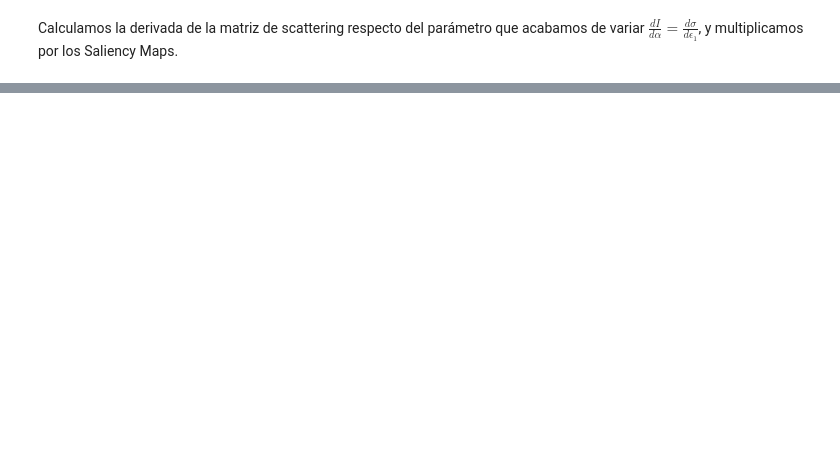
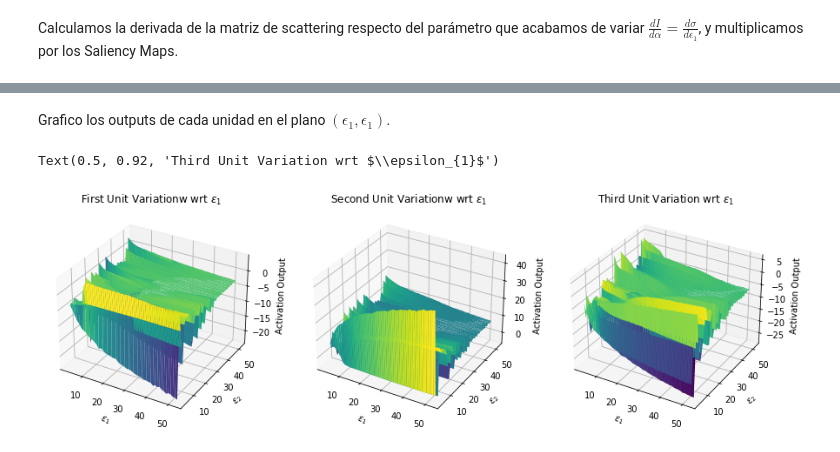
Before and after one commit to jotavecorta/DeepScatteringModels, a Jupyter notebook: DLSM/small_slope_approx/saliency_maps.ipynb, the cells around one changed output, grey strips where cells are left out. Drawn from its saved outputs; the diff is of its cells as text; code cells hidden in the pictures; blank space fills up the shorter version.

```diff
--- a/DLSM/small_slope_approx/saliency_maps.ipynb
+++ b/DLSM/small_slope_approx/saliency_maps.ipynb
@@ -259,0 +262,8 @@ print(d_img.shape)
+# %%
+# Expando para que las imagnes coincidan con la entrada del modelo
+expanded_sigma = np.expand_dims(sigma, axis=-1)
+size = expanded_sigma.shape
+
+# Guardo la salida del encoder
+latent_space = model.encoder(expanded_sigma.reshape((-1, size[2], size[3], size[4]))).numpy()
+latent_space.resize(size[0], size[1], latent_dim)
@@ -296,0 +329,33 @@ No handles with labels found to put in legend.
+# %% [markdown]
+Grafico los outputs de cada unidad en el plano $\left(\epsilon_{1}, \epsilon_{1}\right)$.
+# %%
+from matplotlib import pyplot as plt
+
+fig, ax = plt.subplots(1, 3, figsize=(15, 48),
+        subplot_kw={"projection": "3d"})
+
+EP1, EP2 = np.meshgrid(epsilon1, epsilon2)
+
+# Primera Unidad
+ax[0].plot_surface(EP1, EP2, latent_space[:, :, 0], cmap='viridis')
+ax[0].set_xlabel('$\epsilon_{1}$')
+ax[0].set_ylabel('$\epsilon_{2}$')
+ax[0].set_zlabel('Activation Output')
+ax[0].set_title('First Unit Variationw wrt $\epsilon_{1}$')
+
+# Second Unidad
+ax[1].plot_surface(EP1, EP2, latent_space[:, :, 1], cmap='viridis')
+ax[1].set_xlabel('$\epsilon_{1}$')
+ax[1].set_ylabel('$\epsilon_{2}$')
+ax[1].set_zlabel('Activation Output')
+ax[1].set_title('Second Unit Variationw wrt $\epsilon_{1}$')
+
+# Tercera Unidad
+ax[2].plot_surface(EP1, EP2, latent_space[:, :, 2], cmap='viridis')
+ax[2].set_xlabel('$\epsilon_{1}$')
+ax[2].set_ylabel('$\epsilon_{2}$')
+ax[2].set_zlabel('Activation Output')
+ax[2].set_title('Third Unit Variation wrt $\epsilon_{1}$')
+# %% [output]
+Text(0.5, 0.92, 'Third Unit Variation wrt $\\epsilon_{1}$')
+[figure, added]
```
Also changed, not shown: parts of 11 cells of this notebook, 1 other file.
